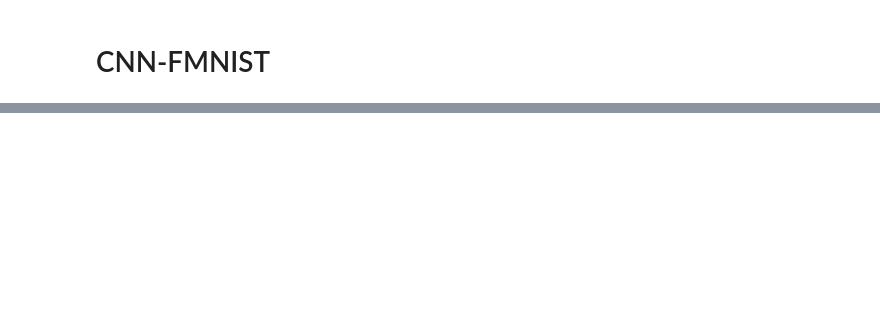
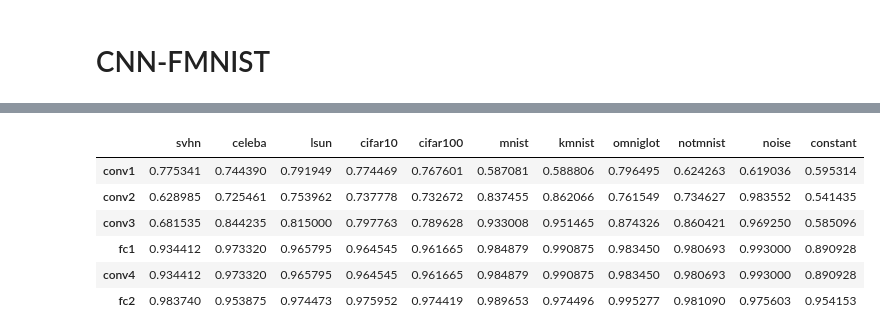
Before and after one commit to shinypond/ood_detection, a Jupyter notebook: code/FINAL_TEST_CNN.ipynb, the cells around one changed output, grey strips where cells are left out. Cells and saved outputs as stored; diff of their text form; code cells hidden in the pictures; blank space fills up the shorter version.

```diff
--- a/code/FINAL_TEST_CNN.ipynb
+++ b/code/FINAL_TEST_CNN.ipynb
@@ -171,15 +155,31 @@ for ood in opt.ood_list:
 # %%
+for lname in layers.keys():
+    FISHERs[opt.train_dist][lname] = a[lname]
+    NORM_FACs[opt.train_dist][lname] = b[lname]
+for ood in opt.ood_list:
+    SCOREs[opt.train_dist][ood] = _scores[ood]
+
 # AUROC curve
 auroc = {}
-for pname in params.keys():
+for lname in layers.keys():
     _auroc = {}
     for ood in opt.ood_list:
         args = [
-            SCOREs[train_dist][train_dist][pname],
-            SCOREs[train_dist][ood][pname],
+            SCOREs[opt.train_dist][opt.train_dist][lname],
+            SCOREs[opt.train_dist][ood][lname],
         ]
-        labels = [train_dist, ood]
+        labels = [opt.train_dist, ood]
         _auroc[ood] = AUROC(*args, labels=labels, verbose=False)
-    auroc[pname] = _auroc
+    auroc[lname] = _auroc
 
-auroc
+df = pd.DataFrame(auroc).T
+df = df.iloc[:, 1:]
+df
+# %% [output]
+|  | svhn | celeba | lsun | cifar10 | cifar100 | mnist | kmnist | omniglot | notmnist | noise | constant |
+| conv1 | 0.775341 | 0.744390 | 0.791949 | 0.774469 | 0.767601 | 0.587081 | 0.588806 | 0.796495 | 0.624263 | 0.619036 | 0.595314 |
+| conv2 | 0.628985 | 0.725461 | 0.753962 | 0.737778 | 0.732672 | 0.837455 | 0.862066 | 0.761549 | 0.734627 | 0.983552 | 0.541435 |
+| conv3 | 0.681535 | 0.844235 | 0.815000 | 0.797763 | 0.789628 | 0.933008 | 0.951465 | 0.874326 | 0.860421 | 0.969250 | 0.585096 |
+| fc1 | 0.934412 | 0.973320 | 0.965795 | 0.964545 | 0.961665 | 0.984879 | 0.990875 | 0.983450 | 0.980693 | 0.993000 | 0.890928 |
+| conv4 | 0.934412 | 0.973320 | 0.965795 | 0.964545 | 0.961665 | 0.984879 | 0.990875 | 0.983450 | 0.980693 | 0.993000 | 0.890928 |
+| fc2 | 0.983740 | 0.953875 | 0.974473 | 0.975952 | 0.974419 | 0.989653 | 0.974496 | 0.995277 | 0.981090 | 0.975603 | 0.954153 |
```
Also changed, not shown: parts of 19 cells of this notebook, 49 other files.
